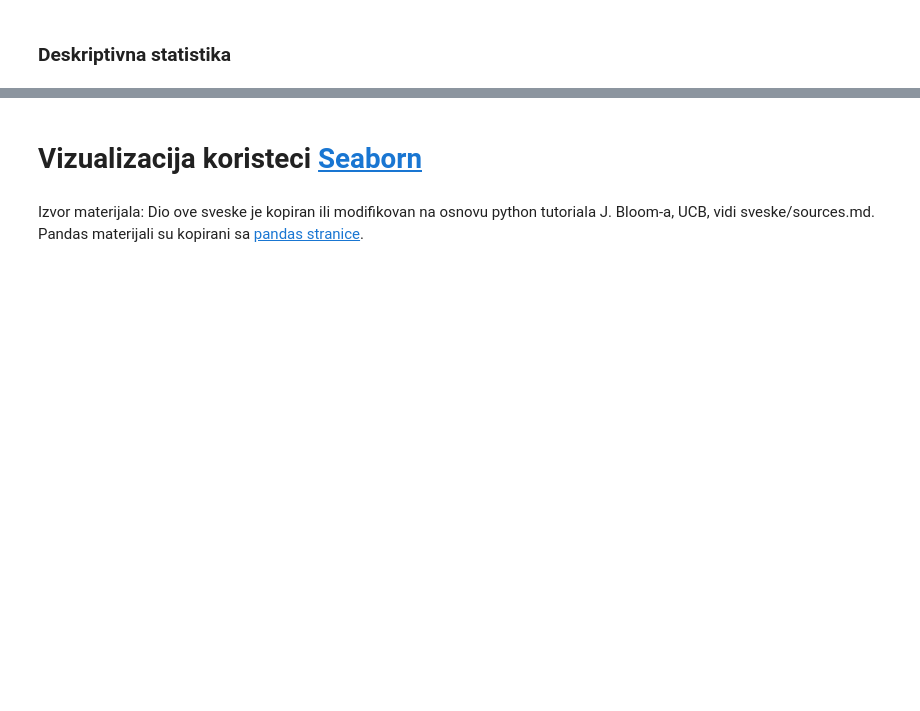
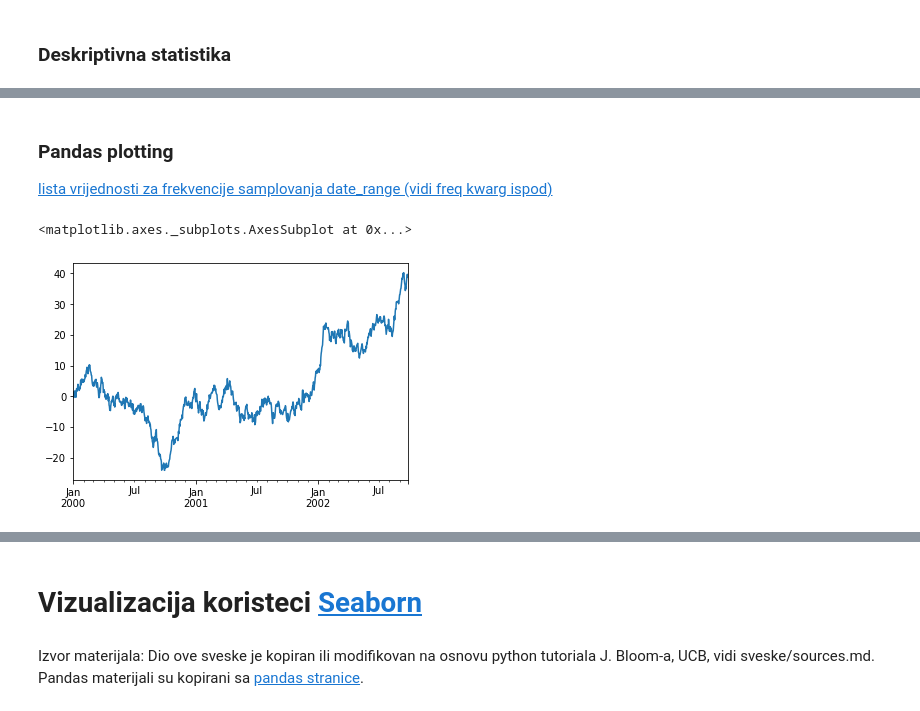
Before and after one commit to milicag/unibl_radionica, a Jupyter notebook: sveske/dan2_3.ipynb, the cells around one changed output, grey strips where cells are left out. Cells and saved outputs as stored; diff of their text form; code cells hidden in the pictures; blank space fills up the shorter version.

Commit message:
zavrsen pandas

```diff
--- a/sveske/dan2_3.ipynb
+++ b/sveske/dan2_3.ipynb
@@ -1524,0 +1279,12 @@ CSV
+# %% [markdown]
+### Pandas plotting
+
+[lista vrijednosti za frekvencije samplovanja date_range (vidi freq kwarg ispod)](https://pandas.pydata.org/pandas-docs/stable/user_guide/timeseries.html#timeseries-offset-aliases)
+# %%
+ts = pd.Series(np.random.randn(1000), index=pd.date_range('1/1/2000', periods=1000, freq = 'D'))
+
+ts = ts.cumsum()
+ts.plot()
+# %% [output]
+<matplotlib.axes._subplots.AxesSubplot at 0x...>
+[figure, added]
```
Also changed, not shown: parts of 108 cells of this notebook, 2 other files.
